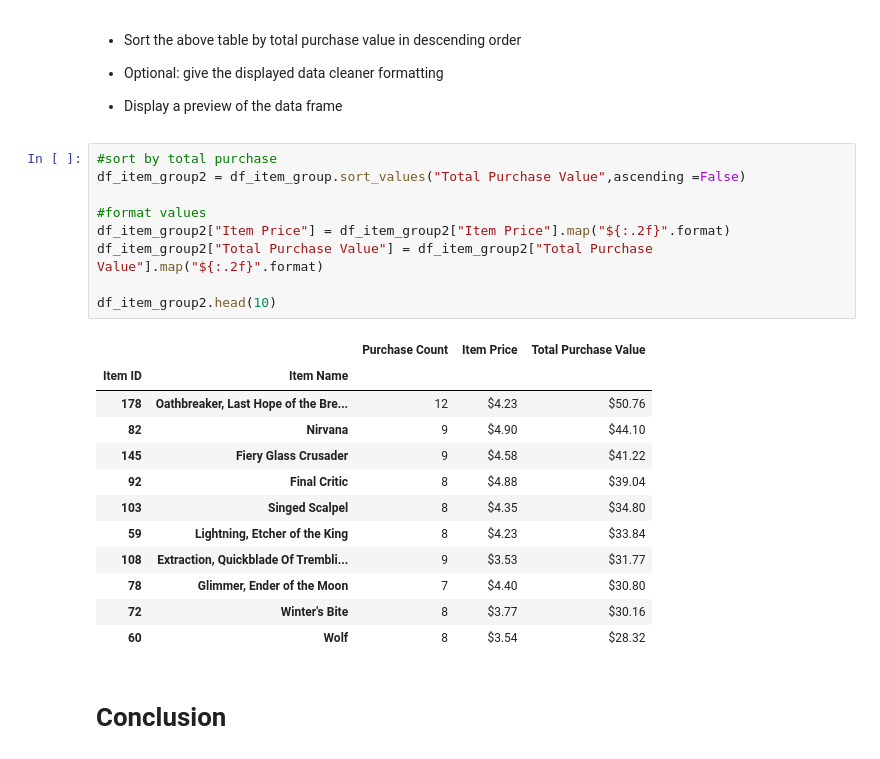
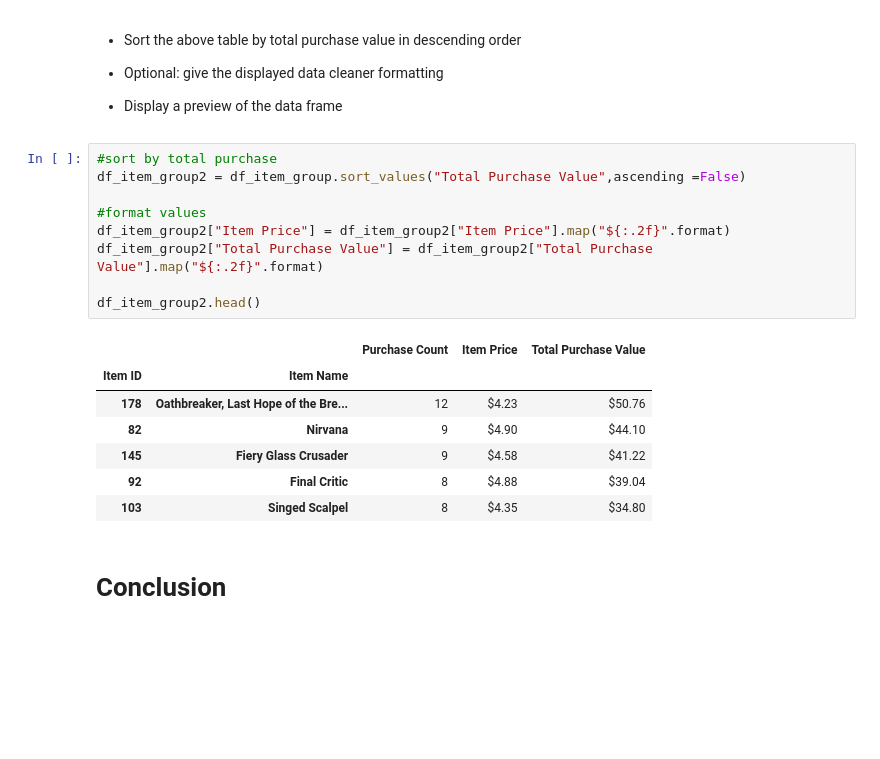
Before and after one commit to mrcjbf/pandas-homework, a Jupyter notebook: HeroesOfPymoli/heros_copy.ipynb, the cells around one changed output. Cells and saved outputs as stored; diff of their text form; blank space fills up the shorter version.

```diff
--- a/HeroesOfPymoli/heros_copy.ipynb
+++ b/HeroesOfPymoli/heros_copy.ipynb
@@ -399,25 +394,20 @@ df_item_group1.head(10)
 # %%
 #sort by total purchase
 df_item_group2 = df_item_group.sort_values("Total Purchase Value",ascending =False)
 
 #format values
 df_item_group2["Item Price"] = df_item_group2["Item Price"].map("${:.2f}".format)
 df_item_group2["Total Purchase Value"] = df_item_group2["Total Purchase Value"].map("${:.2f}".format)
 
-df_item_group2.head(10)
+df_item_group2.head()
 # %% [output]
 |  |  | Purchase Count | Item Price | Total Purchase Value |
 | Item ID | Item Name |  |  |  |
 | 178 | Oathbreaker, Last Hope of the Bre... | 12 | $4.23 | $50.76 |
 | 82 | Nirvana | 9 | $4.90 | $44.10 |
 | 145 | Fiery Glass Crusader | 9 | $4.58 | $41.22 |
 | 92 | Final Critic | 8 | $4.88 | $39.04 |
 | 103 | Singed Scalpel | 8 | $4.35 | $34.80 |
-| 59 | Lightning, Etcher of the King | 8 | $4.23 | $33.84 |
-| 108 | Extraction, Quickblade Of Trembli... | 9 | $3.53 | $31.77 |
-| 78 | Glimmer, Ender of the Moon | 7 | $4.40 | $30.80 |
-| 72 | Winter's Bite | 8 | $3.77 | $30.16 |
-| 60 | Wolf | 8 | $3.54 | $28.32 |
 # %% [markdown]
 # Conclusion
 # %% [markdown]
```
Also changed, not shown: parts of 3 cells of this notebook.
